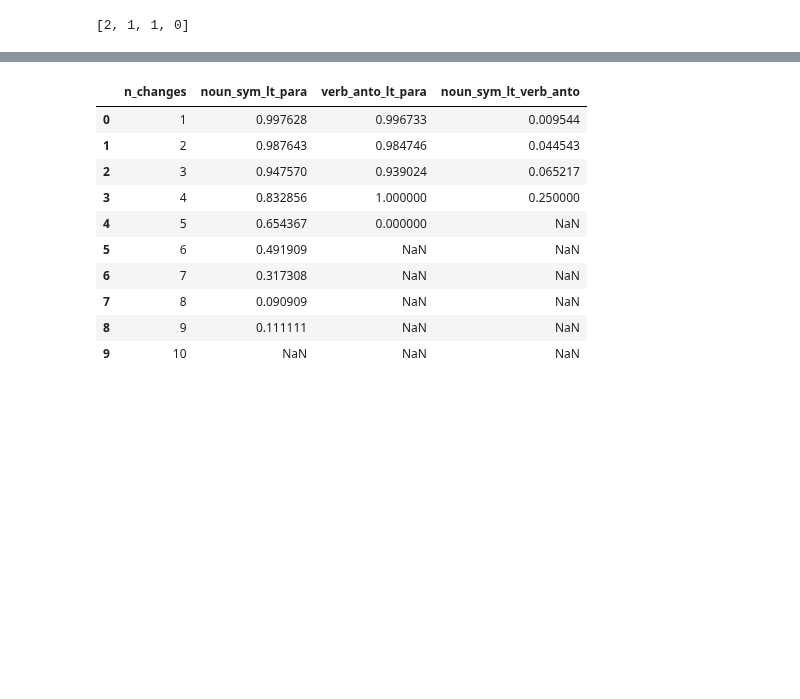
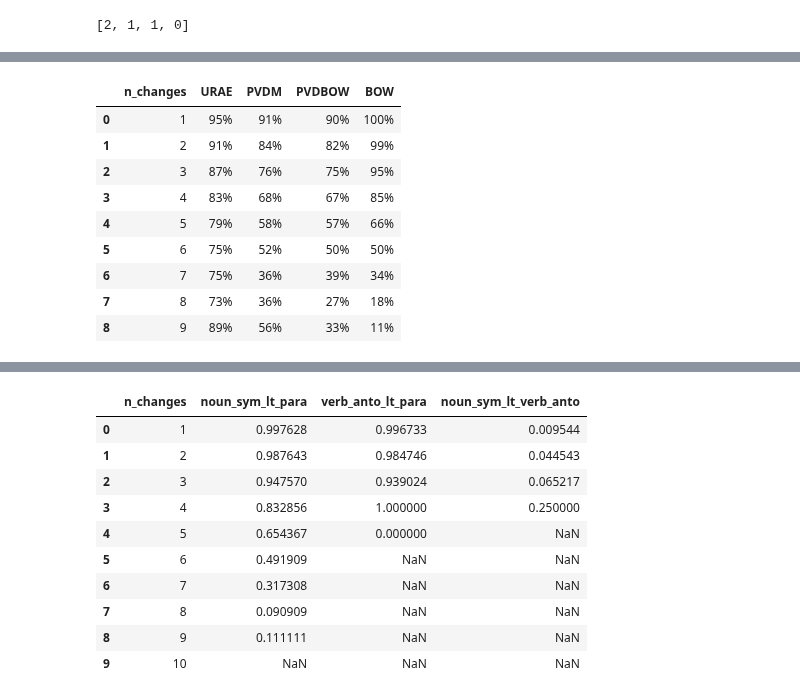
Before and after one commit to oxinabox/phd, a Jupyter notebook: prototypes/Projects/SemanticVsSyntacticEval/results_analysis.ipynb, the cells around one changed output, grey strips where cells are left out. Saved outputs shown, nothing was run; the diff lists cells and outputs as text; code cells hidden in the pictures; blank space fills up the shorter version.

Commit message:
=Made present results in more useful table

```diff
--- a/prototypes/Projects/SemanticVsSyntacticEval/results_analysis.ipynb
+++ b/prototypes/Projects/SemanticVsSyntacticEval/results_analysis.ipynb
@@ -114,0 +135,6 @@ random_dists = get_dists_table("outVectors_random.csv")
+# %%
+for nchanges in range(1,10+1):
+    verb_antos = bow_dists["verb_anto_"+str(nchanges)]
+    noun_syms =  bow_dists["noun_sym_"+str(nchanges)]
+    valid_dists = bow_dists[np.logical_and(pd.notnull(verb_antos), pd.notnull(noun_syms))]
+    print(nchanges, "\t", len(valid_dists))
@@ -114,0 +152,8 @@ random_dists = get_dists_table("outVectors_random.csv")
+# %%
+def n_rel_than_paraphrase(prefix, dists, operation =lambda para_dist,var_dist: var_dist<para_dist, max_changes=10):
+    """
+    prefix : eg "verb_anto_" or  "noun_sym_"
+    """
+
+    return [operation(dists.paraphrase, dists[prefix+str(nchanges)]).sum()/dists[prefix+str(nchanges)].count()
+                 for nchanges in range(1,max_changes+1)]
@@ -114,0 +167,36 @@ random_dists = get_dists_table("outVectors_random.csv")
+# %%
+def get_results_table(comparator_series_method, max_changes, **model_dists):
+
+    res = pd.DataFrame()
+    res["n_changes"] = list(range(1,max_changes+1))
+
+    model_names = list(model_dists.keys())
+    model_names.sort()
+    model_names.reverse()
+    for model_name in model_names:
+        dists = model_dists[model_name]
+        res[model_name] = comparator_series_method(dists,max_changes)
+        #n_rel_than_paraphrase(prefix, dists, operation, max_changes)
+
+    return res
+# %%
+pd.options.display.float_format = lambda x: '{:.0f}%'.format(x*100)
+def noun_sym_lt_para(dists,max_changes):
+    return n_rel_than_paraphrase("noun_sym_", dists, lambda para_dist,var_dist: var_dist<=para_dist, max_changes)
+get_results_table(noun_sym_lt_para, 9,
+                  URAE= rae_dists,
+                  PVDM = wiki_sentence_concat_doc2vec_dists,
+                  PVDBOW = dbow_dists,
+                  BOW = bow_dists
+                 )
+# %% [output]
+|  | n_changes | URAE | PVDM | PVDBOW | BOW |
+| 0 | 1 | 95% | 91% | 90% | 100% |
+| 1 | 2 | 91% | 84% | 82% | 99% |
+| 2 | 3 | 87% | 76% | 75% | 95% |
+| 3 | 4 | 83% | 68% | 67% | 85% |
+| 4 | 5 | 79% | 58% | 57% | 66% |
+| 5 | 6 | 75% | 52% | 50% | 50% |
+| 6 | 7 | 75% | 36% | 39% | 34% |
+| 7 | 8 | 73% | 36% | 27% | 18% |
+| 8 | 9 | 89% | 56% | 33% | 11% |
```
Also changed, not shown: parts of 10 cells of this notebook.
